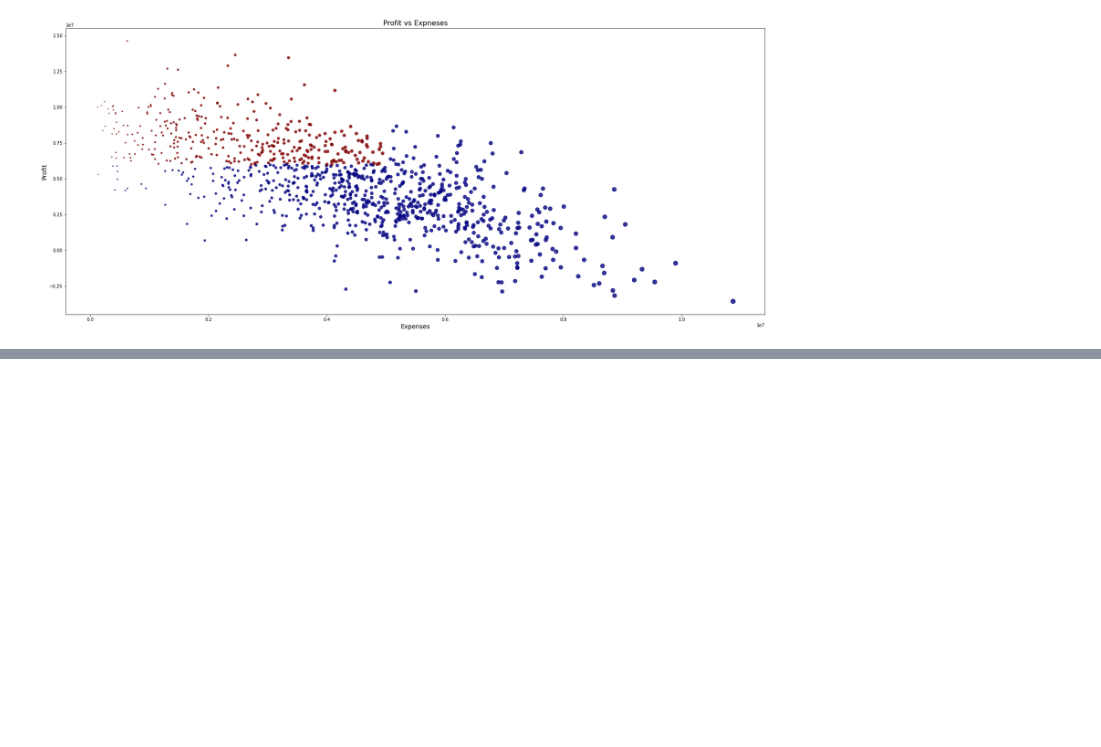
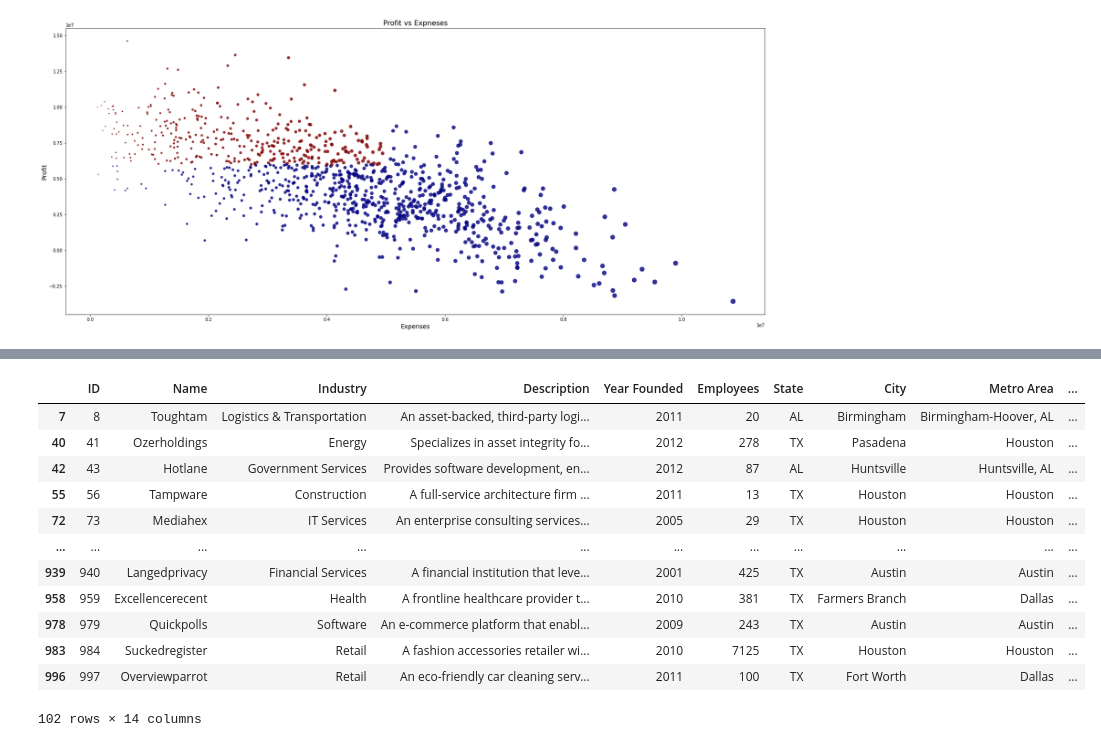
Before and after one commit to MrDataAnalyst/Sales-analysis, a Jupyter notebook: Startups.ipynb, the cells around one changed output, grey strips where cells are left out. Saved outputs shown, nothing was run; the diff lists cells and outputs as text; code cells hidden in the pictures; blank space fills up the shorter version.

```diff
--- a/Startups.ipynb
+++ b/Startups.ipynb
@@ -275,0 +374,16 @@ plt.scatter(x1, x2, s = x1/100000, c = [x3 & x4], alpha = 0.8, cmap='jet')
+# %%
+Financials_2015.query('State == ["TX","AL"]')
+# %% [output]
+|  | ID | Name | Industry | Description | Year Founded | Employees | State | City | Metro Area | ... |
+| 7 | 8 | Toughtam | Logistics & Transportation | An asset-backed, third-party logi... | 2011 | 20 | AL | Birmingham | Birmingham-Hoover, AL | ... |
+| 40 | 41 | Ozerholdings | Energy | Specializes in asset integrity fo... | 2012 | 278 | TX | Pasadena | Houston | ... |
+| 42 | 43 | Hotlane | Government Services | Provides software development, en... | 2012 | 87 | AL | Huntsville | Huntsville, AL | ... |
+| 55 | 56 | Tampware | Construction | A full-service architecture firm ... | 2011 | 13 | TX | Houston | Houston | ... |
+| 72 | 73 | Mediahex | IT Services | An enterprise consulting services... | 2005 | 29 | TX | Houston | Houston | ... |
+| ... | ... | ... | ... | ... | ... | ... | ... | ... | ... | ... |
+| 939 | 940 | Langedprivacy | Financial Services | A financial institution that leve... | 2001 | 425 | TX | Austin | Austin | ... |
+| 958 | 959 | Excellencerecent | Health | A frontline healthcare provider t... | 2010 | 381 | TX | Farmers Branch | Dallas | ... |
+| 978 | 979 | Quickpolls | Software | An e-commerce platform that enabl... | 2009 | 243 | TX | Austin | Austin | ... |
+| 983 | 984 | Suckedregister | Retail | A fashion accessories retailer wi... | 2010 | 7125 | TX | Houston | Houston | ... |
+| 996 | 997 | Overviewparrot | Retail | An eco-friendly car cleaning serv... | 2011 | 100 | TX | Fort Worth | Dallas | ... |
+102 rows × 14 columns
```
Also changed, not shown: parts of 18 cells of this notebook.
